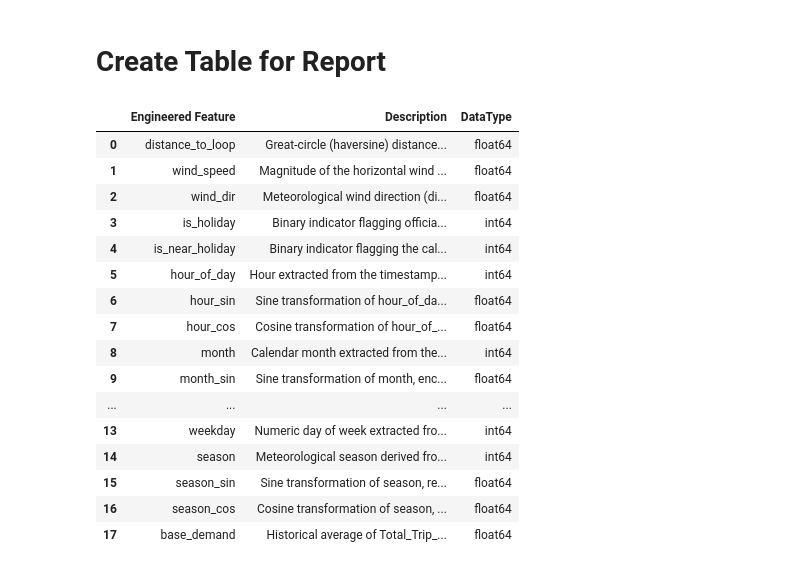
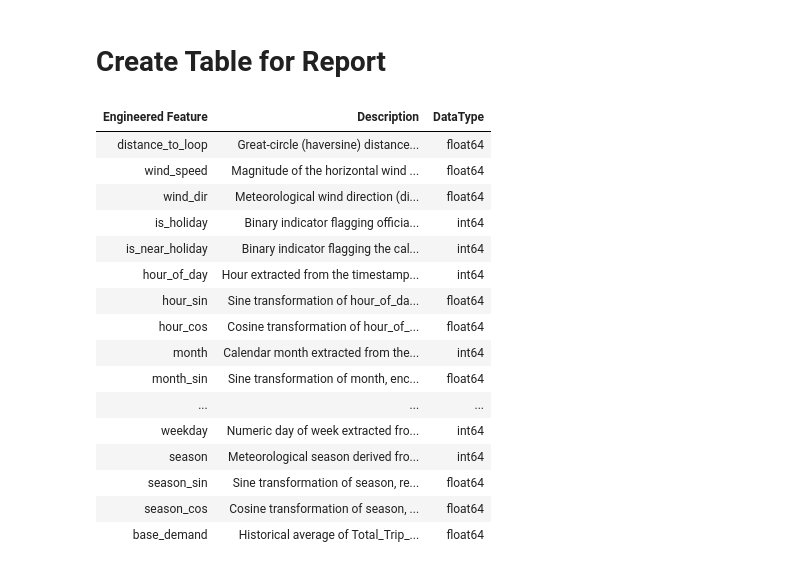
Before and after one commit to larissatheilmann/AAA_Project_Group7, a Jupyter notebook: notebooks/3.1 FeatureEngineering.ipynb, the cells around one changed output. Saved outputs shown, nothing was run; the diff lists cells and outputs as text; code cells hidden in the pictures.

```diff
--- a/notebooks/3.1 FeatureEngineering.ipynb
+++ b/notebooks/3.1 FeatureEngineering.ipynb
@@ -373,81 +373,85 @@ All grids engineered, split and exported.
 # %% [markdown]
 # Create Table for Report
 # %%
+from IPython.display import HTML
+
 #| label: tbl-engineered-features
 #| tbl-cap: "List of all Engineered Features."
 pd.set_option('display.max_colwidth', None)
 table_features = pd.DataFrame([
     {"Engineered Feature": "distance_to_loop",
-     "Description": "Great-circle (haversine) distance from each grid cell's coordinates to the Chicago Loop (downtown reference point), used as a proxy for centrality/urban density.",
+     "Description": "Great-circle (haversine) distance from each grid cell's coordinates to the<br>Chicago Loop (downtown reference point), used as a proxy for centrality/urban density.",
      "DataType": "float64"},
     {"Engineered Feature": "wind_speed",
-     "Description": "Magnitude of the horizontal wind vector, computed as sqrt(u10² + v10²) from the 10m u/v wind components.",
+     "Description": "Magnitude of the horizontal wind vector, computed as sqrt(u10² + v10²)<br>from the 10m u/v wind components.",
      "DataType": "float64"},
     {"Engineered Feature": "wind_dir",
-     "Description": "Meteorological wind direction (direction the wind blows from), computed via atan2(u10, v10) and converted to compass degrees (0-360°).",
+     "Description": "Meteorological wind direction (direction the wind blows from), computed<br>via atan2(u10, v10) and converted to compass degrees (0-360°).",
      "DataType": "float64"},
     {"Engineered Feature": "is_holiday",
-     "Description": "Binary indicator flagging official U.S. federal holidays observed in Illinois, expected to shift ride-hailing demand relative to regular weekdays.",
+     "Description": "Binary indicator flagging official U.S. federal holidays observed in<br>Illinois, expected to shift ride-hailing demand relative to regular weekdays.",
      "DataType": "int64"},
     {"Engineered Feature": "is_near_holiday",
-     "Description": "Binary indicator flagging the calendar day immediately before or after a public holiday, capturing anticipatory or spillover demand effects.",
+     "Description": "Binary indicator flagging the calendar day immediately before or after a<br>public holiday, capturing anticipatory or spillover demand effects.",
      "DataType": "int64"},
     {"Engineered Feature": "hour_of_day",
-     "Description": "Hour extracted from the timestamp, capturing intraday demand cycles. Only present in hourly-resolution grids.",
+     "Description": "Hour extracted from the timestamp, capturing intraday demand cycles.<br>Only present in hourly-resolution grids.",
      "DataType": "int64"},
     {"Engineered Feature": "hour_sin",
-     "Description": "Sine transformation of hour_of_day, encoding time of day on a continuous circular scale. Only present in hourly-resolution grids.",
+     "Description": "Sine transformation of hour_of_day, encoding time of day on a continuous<br>circular scale. Only present in hourly-resolution grids.",
      "DataType": "float64"},
     {"Engineered Feature": "hour_cos",
-     "Description": "Cosine transformation of hour_of_day, paired with hour_sin to avoid the discontinuity between hour 23 and hour 0. Only present in hourly-resolution grids.",
+     "Description": "Cosine transformation of hour_of_day, paired with hour_sin to avoid the<br>discontinuity between hour 23 and hour 0. Only present in hourly-resolution grids.",
      "DataType": "float64"},
     {"Engineered Feature": "month",
      "Description": "Calendar month extracted from the timestamp, capturing seasonal variation.",
      "DataType": "int64"},
     {"Engineered Feature": "month_sin",
      "Description": "Sine transformation of month, encoding the annual cycle continuously.",
      "DataType": "float64"},
     {"Engineered Feature": "month_cos",
-     "Description": "Cosine transformation of month, paired with month_sin to avoid the discontinuity between December and January.",
+     "Description": "Cosine transformation of month, paired with month_sin to avoid the<br>discontinuity between December and January.",
      "DataType": "float64"},
     {"Engineered Feature": "day_of_week",
-     "Description": "Numeric day of week extracted from the timestamp (0 = Monday, ..., 6 = Sunday), capturing weekly demand patterns.",
+     "Description": "Numeric day of week extracted from the timestamp (0 = Monday, ..., 6 =<br>Sunday), capturing weekly demand patterns.",
      "DataType": "int64"},
     {"Engineered Feature": "is_weekend",
-     "Description": "Binary indicator flagging Saturday and Sunday (day_of_week >= 5), expected to correlate with different ride purposes (leisure vs. commute).",
+     "Description": "Binary indicator flagging Saturday and Sunday (day_of_week >= 5), expected<br>to correlate with different ride purposes (leisure vs. commute).",
      "DataType": "int64"},
     {"Engineered Feature": "weekday",
-     "Description": "Numeric day of week extracted from the timestamp; identical in definition to day_of_week (0 = Monday, ..., 6 = Sunday).",
+     "Description": "Numeric day of week extracted from the timestamp; identical in definition<br>to day_of_week (0 = Monday, ..., 6 = Sunday).",
      "DataType": "int64"},
     {"Engineered Feature": "season",
-     "Description": "Meteorological season derived from month, encoded as an integer (1 = Winter, 2 = Spring, 3 = Summer, 4 = Autumn), capturing broader seasonal demand and weather regimes.",
+     "Description": "Meteorological season derived from month, encoded as an integer (1 =<br>Winter, 2 = Spring, 3 = Summer, 4 = Autumn), capturing broader seasonal demand and weather regimes.",
      "DataType": "int64"},
     {"Engineered Feature": "season_sin",
      "Description": "Sine transformation of season, representing the seasonal cycle continuously.",
      "DataType": "float64"},
     {"Engineered Feature": "season_cos",
-     "Description": "Cosine transformation of season, paired with season_sin to avoid a discontinuity between the last and first season of the year.",
+     "Description": "Cosine transformation of season, paired with season_sin to avoid a<br>discontinuity between the last and first season of the year.",
      "DataType": "float64"},
     {"Engineered Feature": "base_demand",
-     "Description": "Historical average of Total_Trip_Start, computed on the training split only and grouped by spatial cell, month, day_of_week, and (for hourly grids) hour_of_day; unseen key combinations are filled with the global training mean.",
+     "Description": "Historical average of Total_Trip_Start, computed on the training split<br>only and grouped by spatial cell, month, day_of_week, and (for hourly grids) hour_of_day;<br>unseen key combinations are filled with the global training mean.",
      "DataType": "float64"},
 ])
 table_features
+
+HTML(table_features.to_html(escape=False, index=False))
 # %% [output]
-|  | Engineered Feature | Description | DataType |
-| 0 | distance_to_loop | Great-circle (haversine) distance... | float64 |
-| 1 | wind_speed | Magnitude of the horizontal wind ... | float64 |
-| 2 | wind_dir | Meteorological wind direction (di... | float64 |
-| 3 | is_holiday | Binary indicator flagging officia... | int64 |
-| 4 | is_near_holiday | Binary indicator flagging the cal... | int64 |
-| 5 | hour_of_day | Hour extracted from the timestamp... | int64 |
-| 6 | hour_sin | Sine transformation of hour_of_da... | float64 |
-| 7 | hour_cos | Cosine transformation of hour_of_... | float64 |
-| 8 | month | Calendar month extracted from the... | int64 |
-| 9 | month_sin | Sine transformation of month, enc... | float64 |
-| ... | ... | ... | ... |
-| 13 | weekday | Numeric day of week extracted fro... | int64 |
-| 14 | season | Meteorological season derived fro... | int64 |
-| 15 | season_sin | Sine transformation of season, re... | float64 |
-| 16 | season_cos | Cosine transformation of season, ... | float64 |
-| 17 | base_demand | Historical average of Total_Trip_... | float64 |
+| Engineered Feature | Description | DataType |
+| distance_to_loop | Great-circle (haversine) distance... | float64 |
+| wind_speed | Magnitude of the horizontal wind ... | float64 |
+| wind_dir | Meteorological wind direction (di... | float64 |
+| is_holiday | Binary indicator flagging officia... | int64 |
+| is_near_holiday | Binary indicator flagging the cal... | int64 |
+| hour_of_day | Hour extracted from the timestamp... | int64 |
+| hour_sin | Sine transformation of hour_of_da... | float64 |
+| hour_cos | Cosine transformation of hour_of_... | float64 |
+| month | Calendar month extracted from the... | int64 |
+| month_sin | Sine transformation of month, enc... | float64 |
+| ... | ... | ... |
+| weekday | Numeric day of week extracted fro... | int64 |
+| season | Meteorological season derived fro... | int64 |
+| season_sin | Sine transformation of season, re... | float64 |
+| season_cos | Cosine transformation of season, ... | float64 |
+| base_demand | Historical average of Total_Trip_... | float64 |
```
Also changed, not shown: 1 other file.
